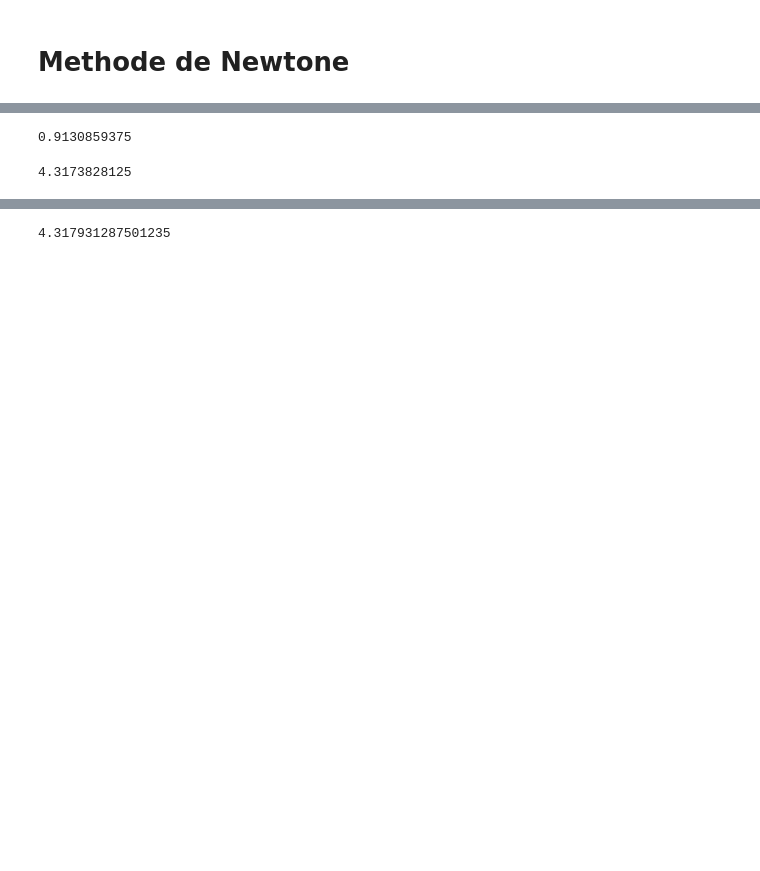
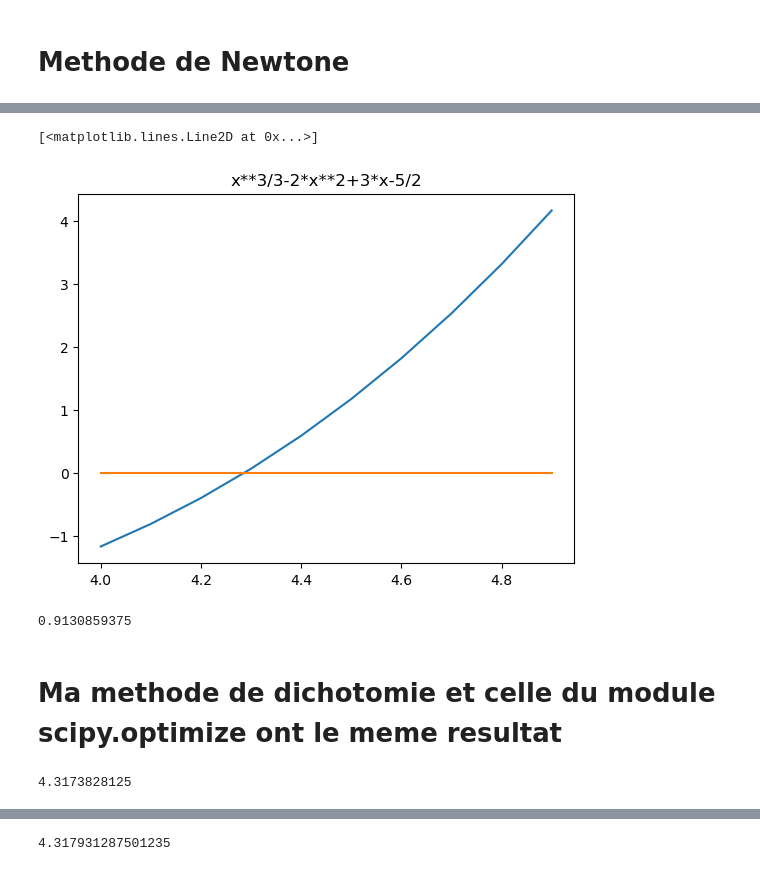
Before and after one commit to Souniz/TPSD_S6, a Jupyter notebook: Analyse_Numerique/Tp2.ipynb, the cells around one changed output, grey strips where cells are left out. Drawn from its saved outputs; the diff is of its cells as text; code cells hidden in the pictures; blank space fills up the shorter version.

```diff
--- a/Analyse_Numerique/Tp2.ipynb
+++ b/Analyse_Numerique/Tp2.ipynb
@@ -77 +124,14 @@ calcul_dichotomie(0,1,lambda x:np.exp(-x/10)-x,10**-3)
+# %%
+def fonct(x):
+    return x**3/3-2*x**2+3*x-5/2
+# %%
+x=np.array(np.arange(4,5,0.1))
+zer=[0 for i in x]
+y=[fonct(x) for x in inter]
+plt.title('x**3/3-2*x**2+3*x-5/2')
+plt.plot(x,y)
+plt.plot(x,zer)
+# %% [output]
+[<matplotlib.lines.Line2D at 0x...>]
+[figure, added]
 # %%
@@ -79,6 +139,2 @@ sc.bisect(lambda x:np.exp(-x/10)-x,0,1,xtol=10**-3)
 # %% [output]
 0.9130859375
-# %%
-sc.bisect(lambda x:x**3/3-2*x**2+3*x-5/2,4,5,xtol=10**-3)
-# %% [output]
-4.3173828125
@@ -85 +143,7 @@ sc.bisect(lambda x:x**3/3-2*x**2+3*x-5/2,4,5,xtol=10**-3)
+# %% [markdown]
+# Ma methode de dichotomie et celle du module scipy.optimize ont le meme resultat
+# %%
+sc.bisect(lambda x:x**3/3-2*x**2+3*x-5/2,4,5,xtol=10**-3)
+# %% [output]
+4.3173828125
 # %%
```
Also changed, not shown: parts of 21 cells of this notebook, 9 other files.
